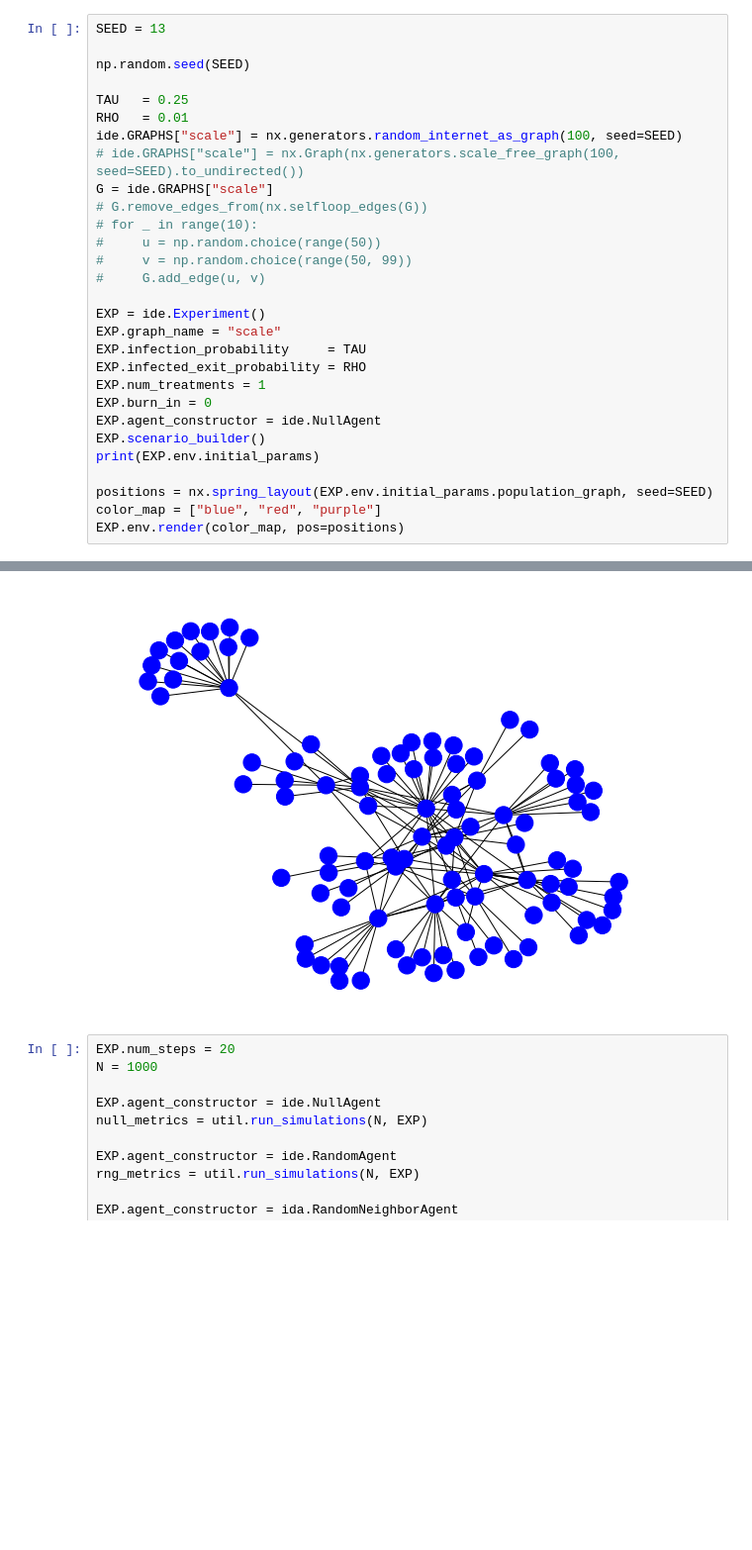
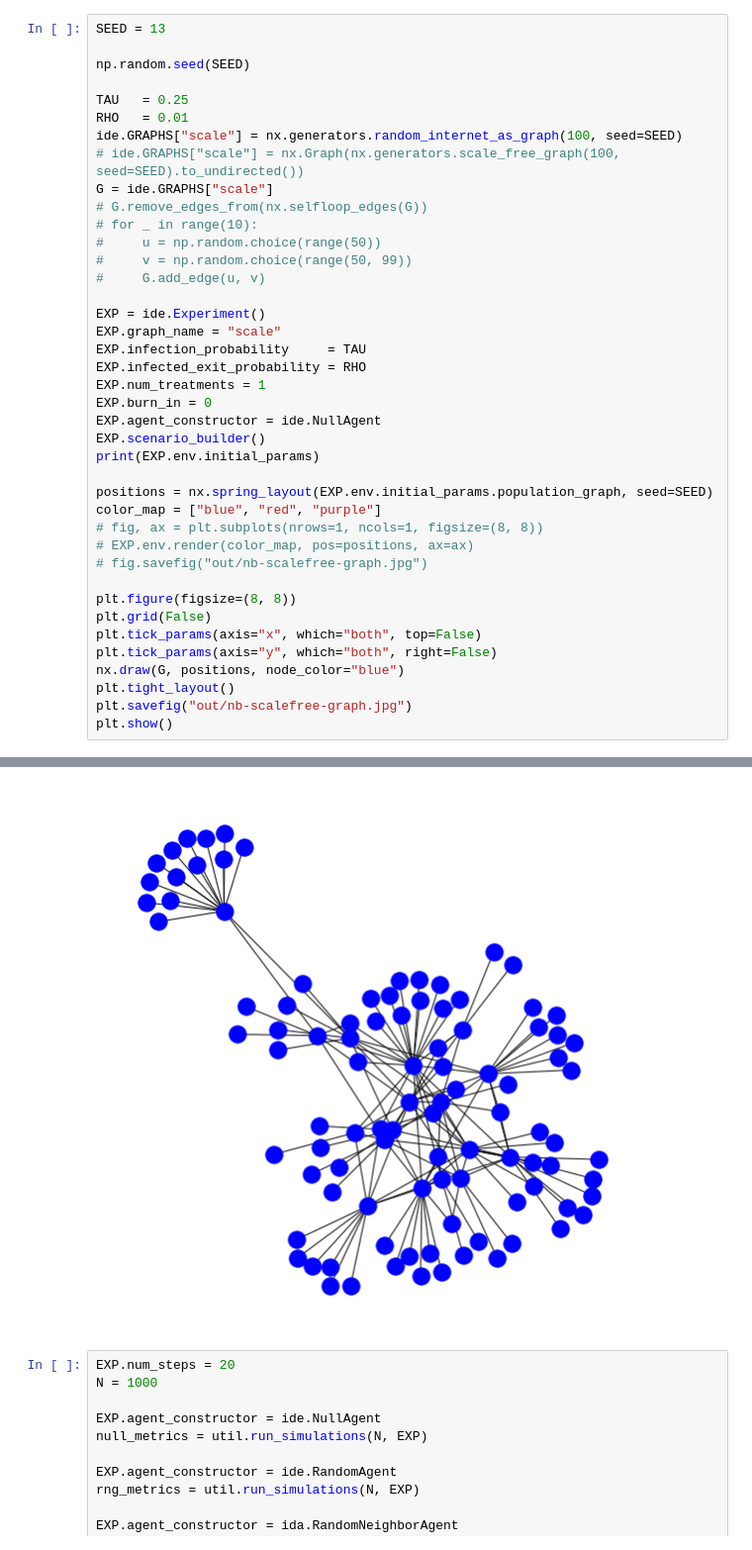
Before and after one commit to EvanLavender13/cst680-project, a Jupyter notebook: exp_scalefree.ipynb, the cells around one changed output, grey strips where cells are left out. Shown at 99% size. Saved outputs shown, nothing was run; the diff lists cells and outputs as text; blank space fills up the shorter version.

```diff
--- a/exp_scalefree.ipynb
+++ b/exp_scalefree.ipynb
@@ -28,35 +28,46 @@ np.random.seed(SEED)
 
 TAU   = 0.25
 RHO   = 0.01
 ide.GRAPHS["scale"] = nx.generators.random_internet_as_graph(100, seed=SEED)
 # ide.GRAPHS["scale"] = nx.Graph(nx.generators.scale_free_graph(100, seed=SEED).to_undirected())
 G = ide.GRAPHS["scale"]
 # G.remove_edges_from(nx.selfloop_edges(G))
 # for _ in range(10):
 #     u = np.random.choice(range(50))
 #     v = np.random.choice(range(50, 99))
 #     G.add_edge(u, v)
 
 EXP = ide.Experiment()
 EXP.graph_name = "scale"
 EXP.infection_probability     = TAU
 EXP.infected_exit_probability = RHO
 EXP.num_treatments = 1
 EXP.burn_in = 0
 EXP.agent_constructor = ide.NullAgent
 EXP.scenario_builder()
 print(EXP.env.initial_params)
 
 positions = nx.spring_layout(EXP.env.initial_params.population_graph, seed=SEED)
 color_map = ["blue", "red", "purple"]
-EXP.env.render(color_map, pos=positions)
+# fig, ax = plt.subplots(nrows=1, ncols=1, figsize=(8, 8))
+# EXP.env.render(color_map, pos=positions, ax=ax)
+# fig.savefig("out/nb-scalefree-graph.jpg")
+
+plt.figure(figsize=(8, 8))
+plt.grid(False)
+plt.tick_params(axis="x", which="both", top=False)
+plt.tick_params(axis="y", which="both", right=False)
+nx.draw(G, positions, node_color="blue")
+plt.tight_layout()
+plt.savefig("out/nb-scalefree-graph.jpg")
+plt.show()
 # %% [output]
 Params(transition_matrix=array([[0.  , 0.  , 0.  ],
        [0.  , 0.99, 0.01],
        [0.  , 0.  , 1.  ]]), treatment_transition_matrix=array([[0, 0, 1],
        [0, 1, 0],
        [0, 0, 1]]), state_names=['susceptible', 'infected', 'recovered'], healthy_index=0, infectious_index=1, healthy_exit_index=1, infection_probability=0.25, population_graph=<networkx.classes.grap ...
-[figure, old version]
+[figure, new version]
 # %%
 EXP.num_steps = 20
 N = 1000
```
Also changed, not shown: parts of 2 cells of this notebook, 6 other files.
